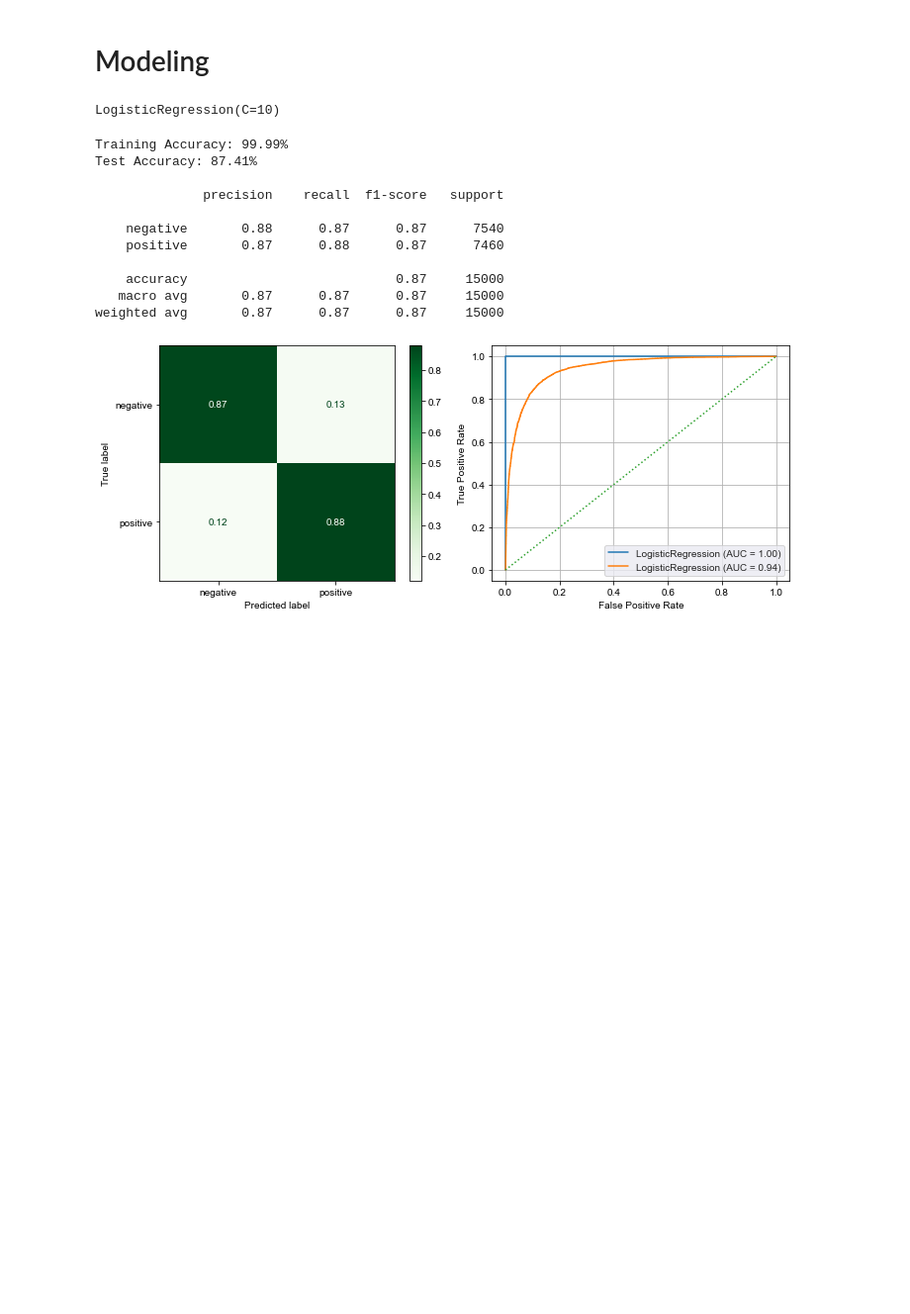
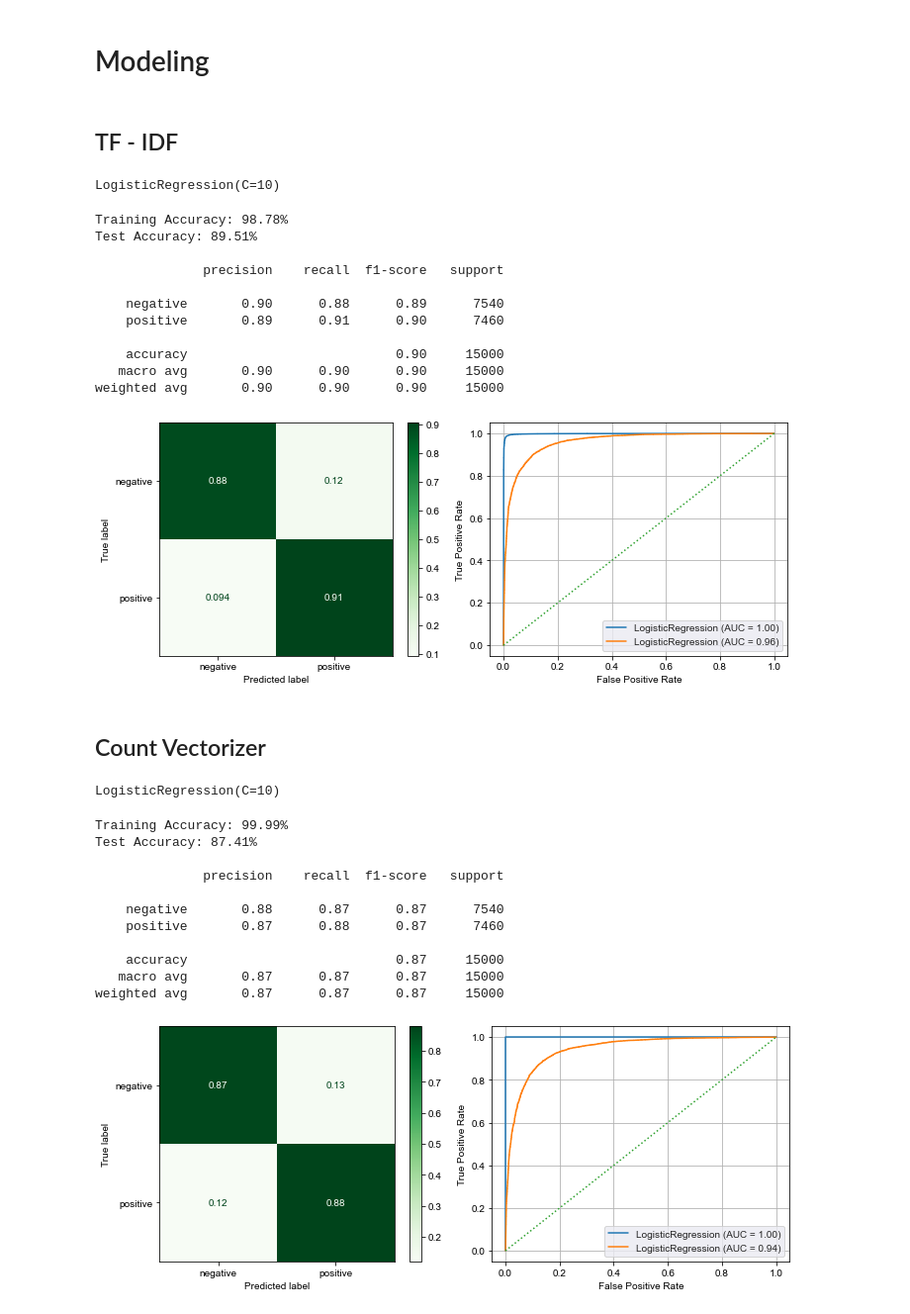
Before and after one commit to Drymander/dsc-phase-4-project, a Jupyter notebook: NLP Notebook.ipynb, the cells around one changed output. Shown: that part at 99% size. Saved outputs shown, nothing was run; the diff lists cells and outputs as text; code cells hidden in the pictures; blank space fills up the shorter version.

```diff
--- a/NLP Notebook.ipynb
+++ b/NLP Notebook.ipynb
@@ -247,17 +247,15 @@ def my_tokenizer(first_review):
 
         tokens = regexp_tokenize(first_review, pattern)
 
-#         bad_tags = ['br']
+        bad_tags = ['br']
 
         cleaned_tokens = []
 
         for token in tokens:
-            token = token.lower()
-            if token not in stopwords_list:
-
-                cleaned_tokens.append(token)
+            if token not in bad_tags:
+                cleaned_tokens.append(token.lower())
 
         return cleaned_tokens
 
-# cleaned_tokens = my_tokenizer("fFDASsla;f8989jfdklsa;j")
-# " ".join(cleaned_tokens)
+cleaned_tokens = my_tokenizer("fFDASsla;f8989jfdklsa;j")
+" ".join(cleaned_tokens)
@@ -264,4 +291,4 @@ def my_tokenizer(first_review):
 # %%
-# df['reviews_t'] = df['review'].apply(lambda text: my_tokenizer(text))
+df['reviews_t'] = df['review'].apply(lambda text: my_tokenizer(text))
 
-# df['reviews_t']
+df['reviews_t']
@@ -289,32 +329,32 @@ def my_tokenizer(first_review):
 # df['reviews_p'] = df['reviews_t']
 
 # X_train, X_test, y_train, y_test = train_test_split(df['reviews_p'], df['sentiment'], test_size=0.3,random_state=0)
+# %% [markdown]
+## TF - IDF
 # %%
 ## set up text preprocessing pipeline
 
 from sklearn.feature_extraction.text import CountVectorizer
 
-cv = CountVectorizer(strip_accents='unicode',
+tfidf = TfidfVectorizer(strip_accents='unicode',
                               tokenizer=my_tokenizer,
 
-#                              stop_words=stopwords_list
+                             stop_words=stopwords_list
                             )
 
 X = df['review']
 y = df['sentiment']
 
-X
-
 # Do train test split here
 X_train, X_test, y_train, y_test = train_test_split(X, y, test_size=0.3,random_state=0)
 
 # Fit both x train and test
-X_train_cv = cv.fit_transform(X_train)
-X_test_cv = cv.transform(X_test)
+X_train_tfidf = tfidf.fit_transform(X_train)
+X_test_tfidf = tfidf.transform(X_test)
 # %%
-# Logistic Regression with Count Vectoriser
-classifier1 = LogisticRegression(penalty='l2',C=10)
-classifier1.fit(X_train_cv, y_train)
+# Logistic Regression with TF-IDF Vectoriser
+tfidf_log = LogisticRegression(penalty='l2',C=10)
+tfidf_log.fit(X_train_tfidf, y_train)
 # %% [output]
 LogisticRegression(C=10)
 # %%
@@ -346,3 +386,20 @@ def evaluate_model(model, X_train=X_train, X_test=X_test, y_train=y_train,
         curve.ax_.plot([0,1],[0,1],ls=':')
         fig.tight_layout()
         plt.show()
+# %%
+evaluate_model(tfidf_log, X_train=X_train_tfidf, X_test=X_test_tfidf)
+# %% [output]
+Training Accuracy: 98.78%
+Test Accuracy: 89.51%
+
+              precision    recall  f1-score   support
+
+    negative       0.90      0.88      0.89      7540
+    positive       0.89      0.91      0.90      7460
+
+    accuracy                           0.90     15000
+   macro avg       0.90      0.90      0.90     15000
+weighted avg       0.90      0.90      0.90     15000
+[figure, added]
+# %% [markdown]
+## Count Vectorizer
@@ -349 +430,7 @@ def evaluate_model(model, X_train=X_train, X_test=X_test, y_train=y_train,
+# %%
+# Logistic Regression with Count Vectoriser
+cv_log = LogisticRegression(penalty='l2',C=10)
+cv_log.fit(X_train_cv, y_train)
+# %% [output]
+LogisticRegression(C=10)
 # %%
```
Also changed, not shown: parts of 9 cells of this notebook.
